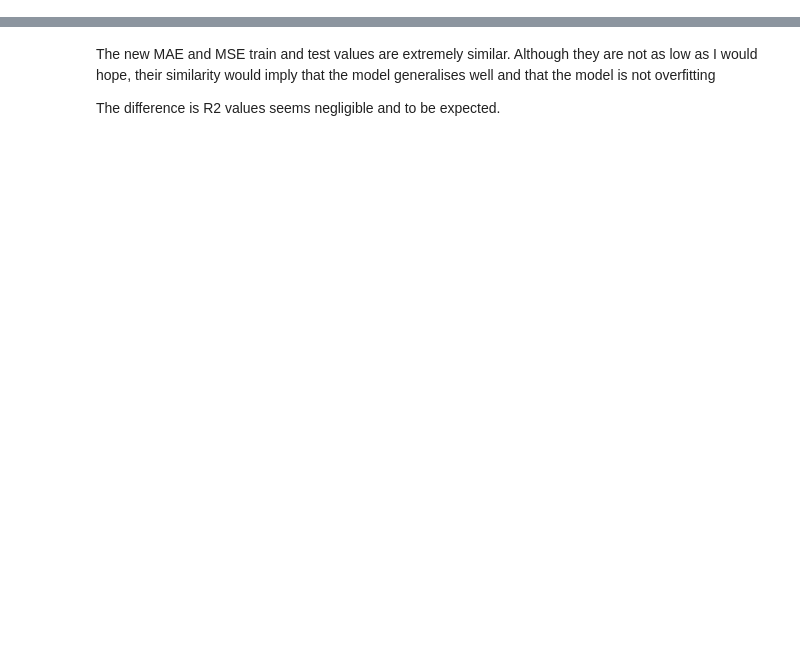
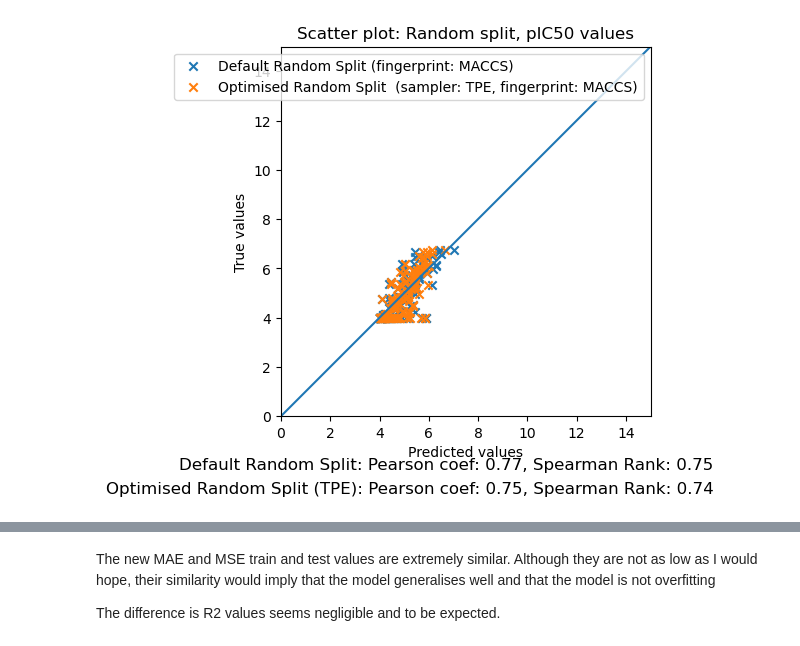
Before and after one commit to ASarriJackson/SummerProject, a Jupyter notebook: Regression/Regression_RF_eval.ipynb, the cells around one changed output, grey strips where cells are left out. Saved outputs shown, nothing was run; the diff lists cells and outputs as text; code cells hidden in the pictures; blank space fills up the shorter version.

Commit message:
Checking for overfitting, analysis of splits

```diff
--- a/Regression/Regression_RF_eval.ipynb
+++ b/Regression/Regression_RF_eval.ipynb
@@ -31,0 +34,6 @@ Assign cluster ID
+# %%
+# Optuna Random Forest variables: MACCS
+best_n_estimators_rand_TPE_MACCS = 323
+best_max_depth_rand_TPE_MACCS = 8
+best_min_samples_split_rand_TPE_MACCS = 2
+best_min_samples_leaf_rand_TPE_MACCS = 1
@@ -31,0 +80,27 @@ Assign cluster ID
+# %%
+# Scatter plot
+limits = 0, 15
+fig, ax = plt.subplots()
+ax.scatter(y_pred_rfr_rand_MACCS_test, y_test_rand, marker="x", label="Default Random Split (fingerprint: MACCS)")
+ax.scatter(y_pred_rfr_rand_best_TPE_MACCS, y_test_rand, marker="x", label="Optimised Random Split  (sampler: TPE, fingerprint: MACCS)")
+lin = np.linspace(*limits, 100)
+ax.plot(lin, lin)
+ax.set_aspect("equal", adjustable="box")
+ax.set_xlabel("Predicted values")
+ax.set_ylabel("True values")
+ax.set_title("Scatter plot: Random split, pIC50 values")
+ax.set_xlim(limits)
+ax.set_ylim(limits)
+
+pearsoncoef_rfr_rand_best_TPE= np.corrcoef(y_pred_rfr_rand_best_TPE_MACCS.flatten(), y_test_rand.values.flatten())[0,1]
+spearmancoef_rfr_rand_best_TPE = spearmanr(y_pred_rfr_rand_best_TPE_MACCS.flatten(), y_test_rand.values.flatten()).correlation
+pearsoncoef_rfr_rand = np.corrcoef(y_pred_rfr_rand_MACCS_test.flatten(), y_test_rand.values.flatten())[0,1]
+spearmancoef_rfr_rand = spearmanr(y_pred_rfr_rand_MACCS_test.flatten(), y_test_rand.values.flatten()).correlation
+fig.text(0.9, 0, f"Default Random Split: Pearson coef: {pearsoncoef_rfr_rand:.2f}, Spearman Rank: {spearmancoef_rfr_rand:.2f}", horizontalalignment='right', fontsize=12)
+fig.text(0.9, -0.05, f"Optimised Random Split (TPE): Pearson coef: {pearsoncoef_rfr_rand_best_TPE:.2f}, Spearman Rank: {spearmancoef_rfr_rand_best_TPE:.2f}", horizontalalignment='right', fontsize=12)
+
+fig.savefig(DATA / "scatter_plot_rfr_TPE.png")
+ax.legend()
+plt.show();
+# %% [output]
+[figure, added]
```
Also changed, not shown: parts of 21 cells of this notebook, 11 other files.
